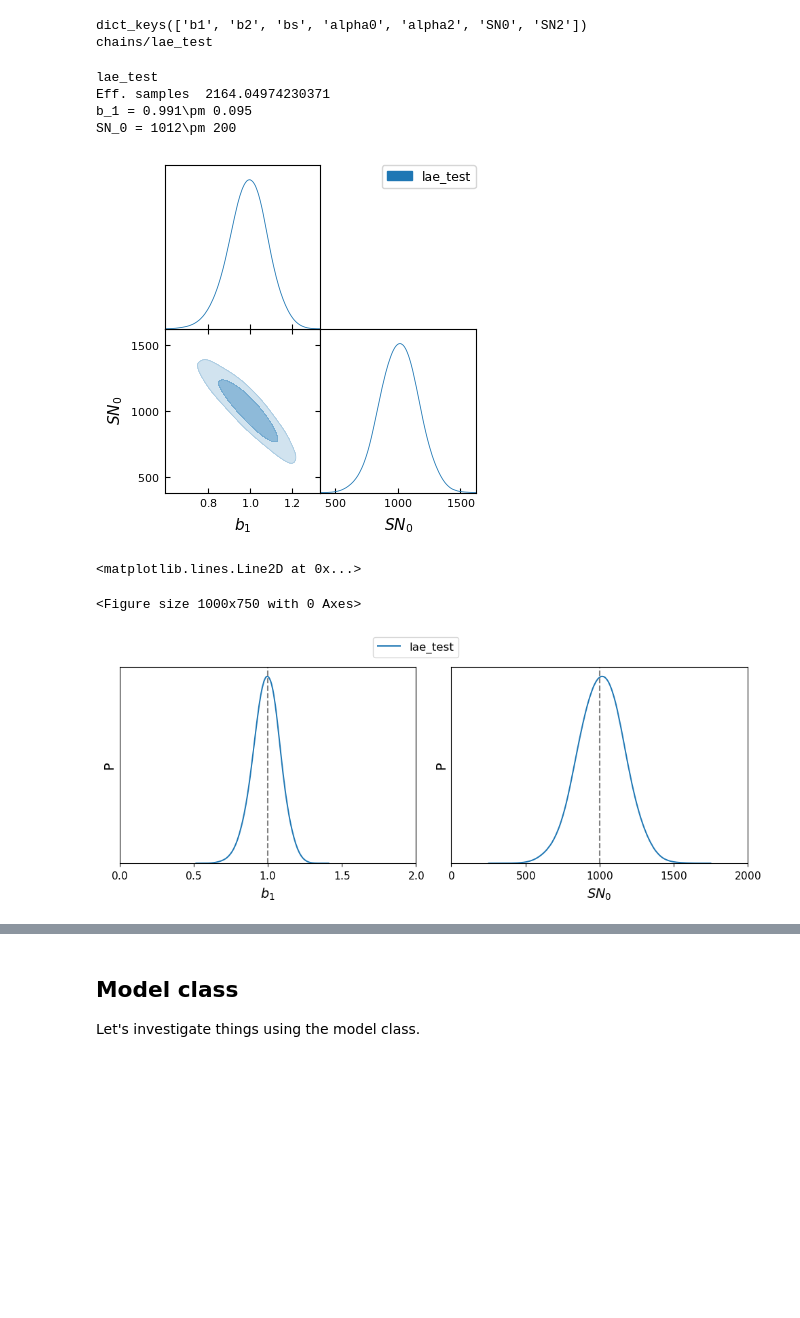
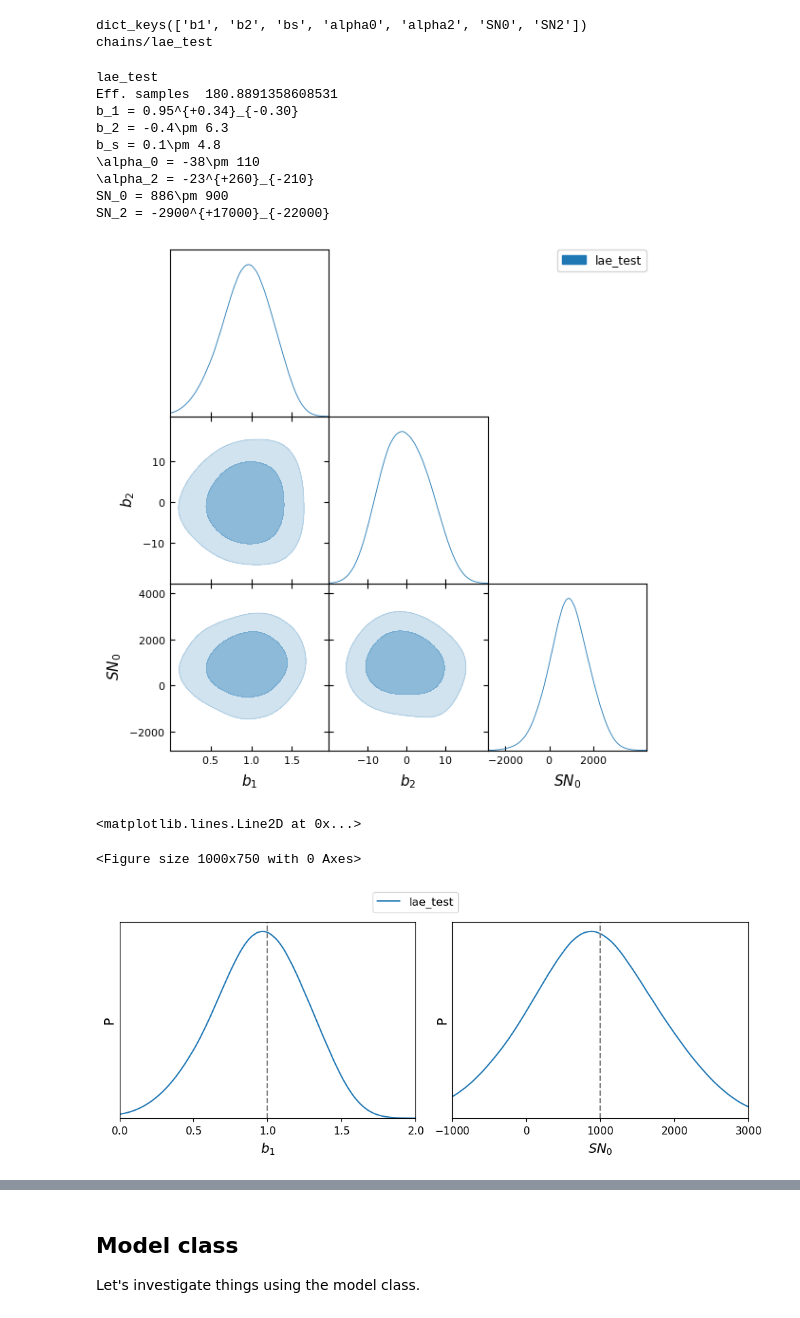
Before and after one commit to martinjameswhite/AnalyzeLAE, a Jupyter notebook: Cobaya/ViewChain.ipynb, the cells around one changed output, grey strips where cells are left out. Saved outputs shown, nothing was run; the diff lists cells and outputs as text; code cells hidden in the pictures; blank space fills up the shorter version.

```diff
--- a/Cobaya/ViewChain.ipynb
+++ b/Cobaya/ViewChain.ipynb
@@ -67,28 +65,33 @@ for cc in chains:
     print('\n'+cc.getName())
     #print("R-1=",cc.getGelmanRubin())
     print("Eff. samples ",cc.getEffectiveSamples())
-    for k in ["b1","SN0"]:
+    for k in ["b1","b2","bs","alpha0","alpha2","SN0","SN2"]:
         print( cc.getInlineLatex(k) )
 # %% [output]
 lae_test
-Eff. samples  2164.04974230371
-b_1 = 0.991\pm 0.095
-SN_0 = 1012\pm 200
+Eff. samples  180.8891358608531
+b_1 = 0.95^{+0.34}_{-0.30}
+b_2 = -0.4\pm 6.3
+b_s = 0.1\pm 4.8
+\alpha_0 = -38\pm 110
+\alpha_2 = -23^{+260}_{-210}
+SN_0 = 886\pm 900
+SN_2 = -2900^{+17000}_{-22000}
 # %%
 #for cc in chains:
 #    print(cc.getNumSampleSummaryText())
 # %%
 # Do the corner plot.
 g = gdplt.get_subplot_plotter()
 g.triangle_plot(chains,\
-                ["b1","SN0"],\
+                ["b1","b2","SN0"],\
                 colors=clist,\
                 line_args=llist,\
                 legend_labels=legnd,\
                 filled=True,alphas=[0.5]*len(chains))
 #g.export('corner_plot.pdf')
 # %% [output]
-[figure, old version]
+[figure, new version]
 # %%
 # Look at some 1D posteriors.
 if (len(legnd)>3):
@@ -100,7 +103,7 @@ g.plots_1d(chains,['b1','SN0'],nx=2,normalized=True,\
            colors=clist,\
            legend_labels=legnd,legend_ncol=lncol,\
            constrained_layout=True,\
-           xlims=[ [0.0,2.0],[0.0,2000.] ]);
+           xlims=[ [0.0,2.0],[-1000,3000.] ]);
 g.subplots[0,0].axvline(1.00,color='grey',ls='--')
 g.subplots[0,1].axvline(1000,color='grey',ls='--')
 #
@@ -108,7 +111,7 @@ g.subplots[0,1].axvline(1000,color='grey',ls='--')
 # %% [output]
 <matplotlib.lines.Line2D at 0x...>
 <Figure size 1000x750 with 0 Axes>
-[figure, old version]
+[figure, new version]
 # %%
 # Print some limits.
 for cc in chains:
```
Also changed, not shown: parts of 8 cells of this notebook.
